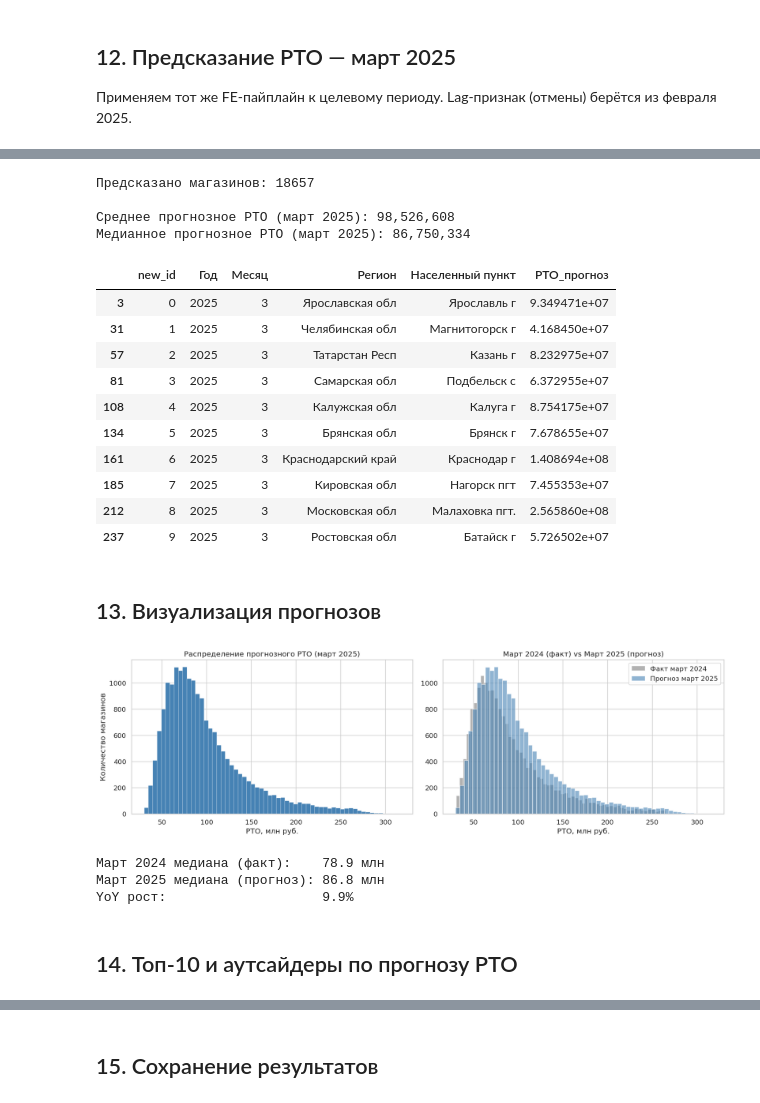
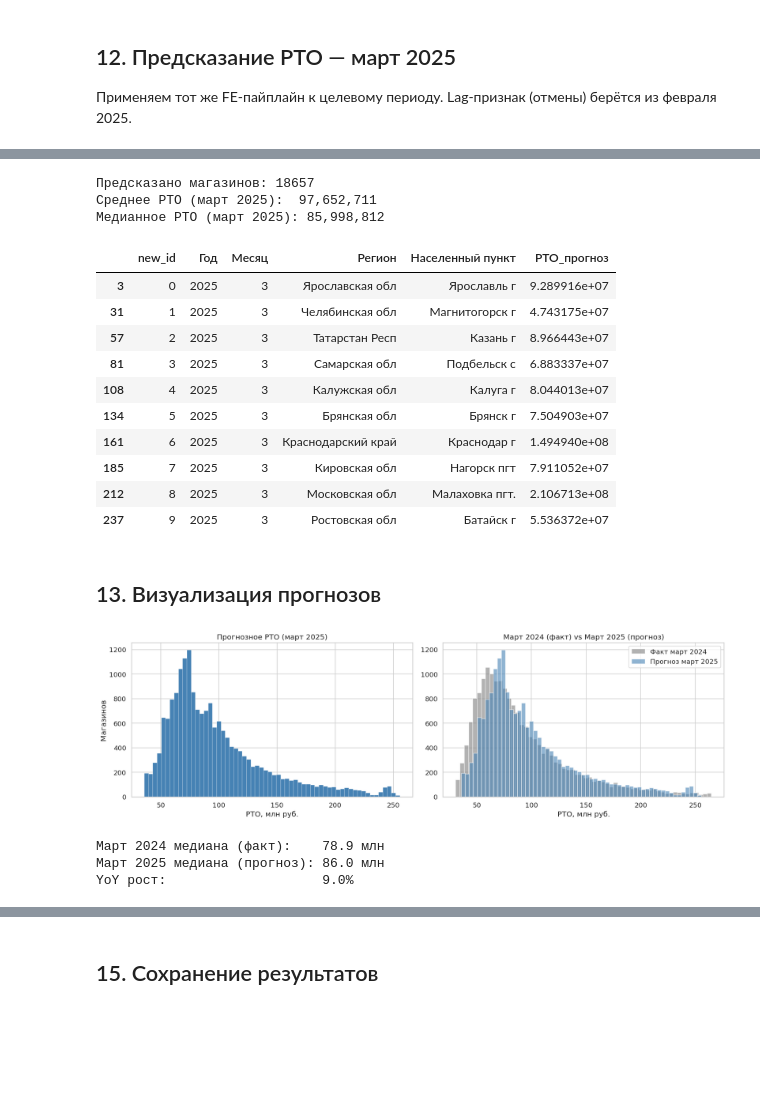
Before and after one commit to danisxde/x5_ml, a Jupyter notebook: RTO_forecast_march2025.ipynb, the cells around one changed output, grey strips where cells are left out. Saved outputs shown, nothing was run; the diff lists cells and outputs as text; code cells hidden in the pictures; blank space fills up the shorter version.

```diff
--- a/RTO_forecast_march2025.ipynb
+++ b/RTO_forecast_march2025.ipynb
@@ -552,7 +605,11 @@ plt.show()
 Применяем тот же FE-пайплайн к целевому периоду.
 Lag-признак (отмены) берётся из февраля 2025.
 # %%
-df_test_fe = feature_engineering(df_target_raw, lag_source=df_train_raw, is_train=False)
+# FE на тестовом периоде — lag_source содержит февраль 2025 (наш таргет)
+# Объединяем train + feb_2025 как источник лагов
+lag_source_full = pd.concat([df_train_raw, feb_2025], ignore_index=True)
+
+df_test_fe = feature_engineering(df_target_raw, lag_source=lag_source_full, is_train=False)
 
 df_test_fe['te_region'] = target_encode_transform(
     df_test_fe['Регион'], te_region_groups, te_region_mean)
@@ -561,14 +618,13 @@ df_test_fe['te_city'] = target_encode_transform(
 
 df_test_fe = clean_col_names(df_test_fe)
 
-# Проверяем наличие признаков
 missing_test = [f for f in FEATURES if f not in df_test_fe.columns]
 if missing_test:
-    print(f"⚠️ Отсутствуют признаки: {missing_test}")
+    print(f"⚠️ Отсутствуют: {missing_test}")
 else:
     print("Все признаки на месте ✓")
 
 X_test = df_test_fe[FEATURES]
-print(f"Тестовая выборка (март 2025): {X_test.shape}")
+print(f"Тестовая выборка: {X_test.shape}")
 # %% [output]
 Все признаки на месте ✓
@@ -576,74 +632,61 @@ print(f"Тестовая выборка (март 2025): {X_test.shape}")
 # %%
-# Предсказания каждой модели (среднее по фолдам)
-def predict_ensemble(X_test, models_list, weights, model_type='lgb'):
-    fold_preds = []
-    for model in models_list:
-        fold_preds.append(model.predict(X_test))
-    return np.mean(fold_preds, axis=0)
+# Предсказываем — среднее по фолдам для каждой модели
+lgb_test = np.mean([m.predict(X_test) for m in lgb_models], axis=0)
+xgb_test = np.mean([m.predict(X_test) for m in xgb_models], axis=0)
+cat_test = np.mean([m.predict(X_test) for m in cat_models], axis=0)
 
-lgb_test = predict_ensemble(X_test, lgb_models, None, 'lgb')
-xgb_test = predict_ensemble(X_test, xgb_models, None, 'xgb')
-cat_test = predict_ensemble(X_test, cat_models, None, 'cat')
-
-# Взвешенный ансамбль
 log_pred = WEIGHTS[0]*lgb_test + WEIGHTS[1]*xgb_test + WEIGHTS[2]*cat_test
-
-# Обратное преобразование
 rto_pred = np.expm1(log_pred)
 
 df_result = df_target_raw[['new_id', 'Год', 'Месяц', 'Регион', 'Населенный пункт']].copy()
 df_result['РТО_прогноз'] = rto_pred
 
 print(f"Предсказано магазинов: {len(df_result)}")
-print(f"\nСреднее прогнозное РТО (март 2025): {rto_pred.mean():,.0f}")
-print(f"Медианное прогнозное РТО (март 2025): {np.median(rto_pred):,.0f}")
+print(f"Среднее РТО (март 2025):  {rto_pred.mean():,.0f}")
+print(f"Медианное РТО (март 2025): {np.median(rto_pred):,.0f}")
 df_result.head(10)
 # %% [output]
 Предсказано магазинов: 18657
-
-Среднее прогнозное РТО (март 2025): 98,526,608
-Медианное прогнозное РТО (март 2025): 86,750,334
+Среднее РТО (март 2025):  97,652,711
+Медианное РТО (март 2025): 85,998,812
 |  | new_id | Год | Месяц | Регион | Населенный пункт | РТО_прогноз |
-| 3 | 0 | 2025 | 3 | Ярославская обл | Ярославль г | 9.349471e+07 |
-| 31 | 1 | 2025 | 3 | Челябинская обл | Магнитогорск г | 4.168450e+07 |
-| 57 | 2 | 2025 | 3 | Татарстан Респ | Казань г | 8.232975e+07 |
-| 81 | 3 | 2025 | 3 | Самарская обл | Подбельск с | 6.372955e+07 |
-| 108 | 4 | 2025 | 3 | Калужская обл | Калуга г | 8.754175e+07 |
-| 134 | 5 | 2025 | 3 | Брянская обл | Брянск г | 7.678655e+07 |
-| 161 | 6 | 2025 | 3 | Краснодарский край | Краснодар г | 1.408694e+08 |
-| 185 | 7 | 2025 | 3 | Кировская обл | Нагорск пгт | 7.455353e+07 |
-| 212 | 8 | 2025 | 3 | Московская обл | Малаховка пгт. | 2.565860e+08 |
-| 237 | 9 | 2025 | 3 | Ростовская обл | Батайск г | 5.726502e+07 |
+| 3 | 0 | 2025 | 3 | Ярославская обл | Ярославль г | 9.289916e+07 |
+| 31 | 1 | 2025 | 3 | Челябинская обл | Магнитогорск г | 4.743175e+07 |
+| 57 | 2 | 2025 | 3 | Татарстан Респ | Казань г | 8.966443e+07 |
+| 81 | 3 | 2025 | 3 | Самарская обл | Подбельск с | 6.883337e+07 |
+| 108 | 4 | 2025 | 3 | Калужская обл | Калуга г | 8.044013e+07 |
+| 134 | 5 | 2025 | 3 | Брянская обл | Брянск г | 7.504903e+07 |
+| 161 | 6 | 2025 | 3 | Краснодарский край | Краснодар г | 1.494940e+08 |
+| 185 | 7 | 2025 | 3 | Кировская обл | Нагорск пгт | 7.911052e+07 |
+| 212 | 8 | 2025 | 3 | Московская обл | Малаховка пгт. | 2.106713e+08 |
+| 237 | 9 | 2025 | 3 | Ростовская обл | Батайск г | 5.536372e+07 |
 # %% [markdown]
 ## 13. Визуализация прогнозов
 # %%
 fig, axes = plt.subplots(1, 2, figsize=(16, 5))
 
-# Распределение прогнозных РТО
+# Распределение прогноза
 axes[0].hist(rto_pred / 1e6, bins=60, color='steelblue', edgecolor='white', linewidth=0.3)
-axes[0].set_title('Распределение прогнозного РТО (март 2025)')
+axes[0].set_title('Прогнозное РТО (март 2025)')
 axes[0].set_xlabel('РТО, млн руб.')
-axes[0].set_ylabel('Количество магазинов')
+axes[0].set_ylabel('Магазинов')
 
-# Сравнение: факт март 2024 vs прогноз март 2025
+# Факт март 2024 vs прогноз март 2025
 mar_2024 = df_train_raw[(df_train_raw['Год'] == 2024) & (df_train_raw['Месяц'] == 3)]['РТО']
 axes[1].hist(mar_2024 / 1e6, bins=60, alpha=0.6, color='gray', edgecolor='white', label='Факт март 2024')
 axes[1].hist(rto_pred / 1e6, bins=60, alpha=0.6, color='steelblue', edgecolor='white', label='Прогноз март 2025')
 axes[1].set_title('Март 2024 (факт) vs Март 2025 (прогноз)')
 axes[1].set_xlabel('РТО, млн руб.')
 axes[1].legend()
 
 plt.tight_layout()
 plt.show()
 
-# Рост YoY
-print(f"\nМарт 2024 медиана (факт):    {mar_2024.median()/1e6:.1f} млн")
+print(f"Март 2024 медиана (факт):    {mar_2024.median()/1e6:.1f} млн")
 print(f"Март 2025 медиана (прогноз): {np.median(rto_pred)/1e6:.1f} млн")
 print(f"YoY рост:                    {(np.median(rto_pred)/mar_2024.median()-1)*100:.1f}%")
 # %% [output]
-[figure, old version]
+[figure, new version]
 Март 2024 медиана (факт):    78.9 млн
-Март 2025 медиана (прогноз): 86.8 млн
-YoY рост:                    9.9%
+Март 2025 медиана (прогноз): 86.0 млн
+YoY рост:                    9.0%
-# %% [markdown]
-## 14. Топ-10 и аутсайдеры по прогнозу РТО
```
Also changed, not shown: parts of 21 cells of this notebook.
